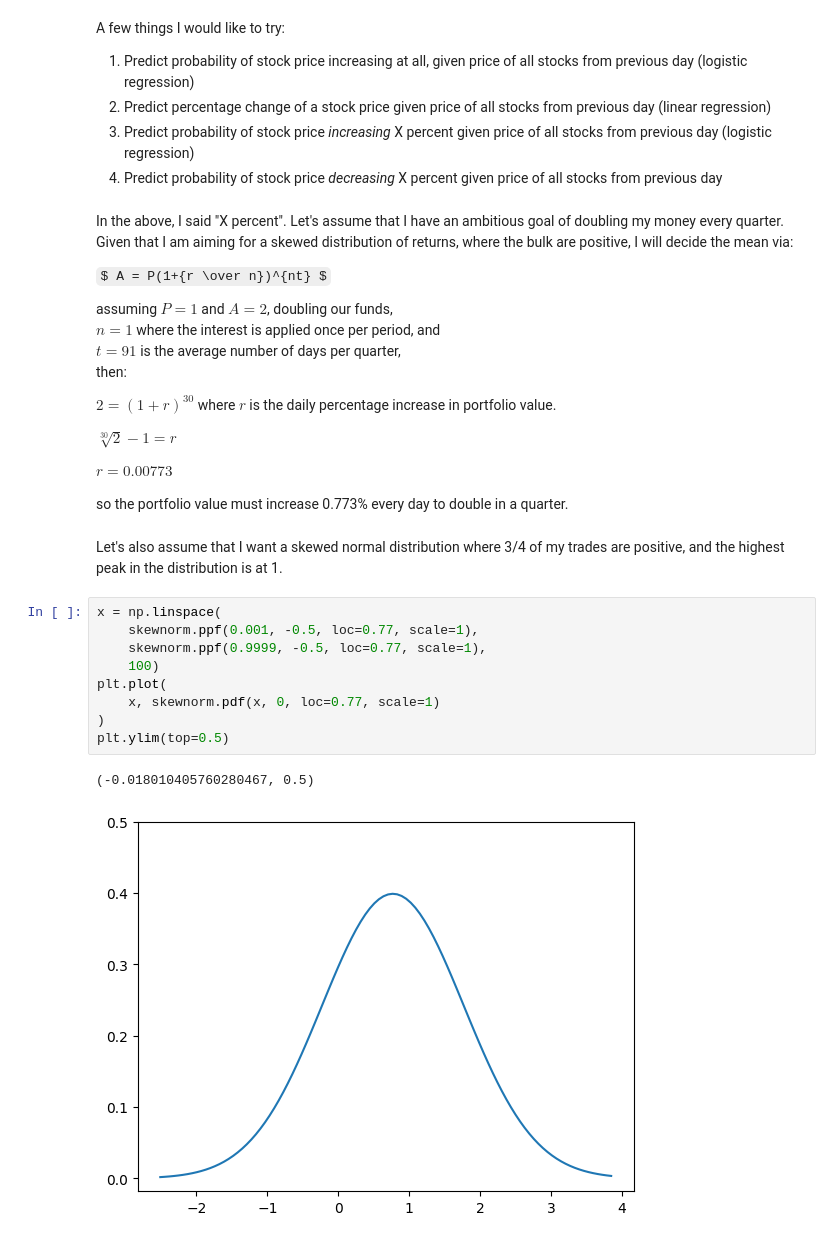
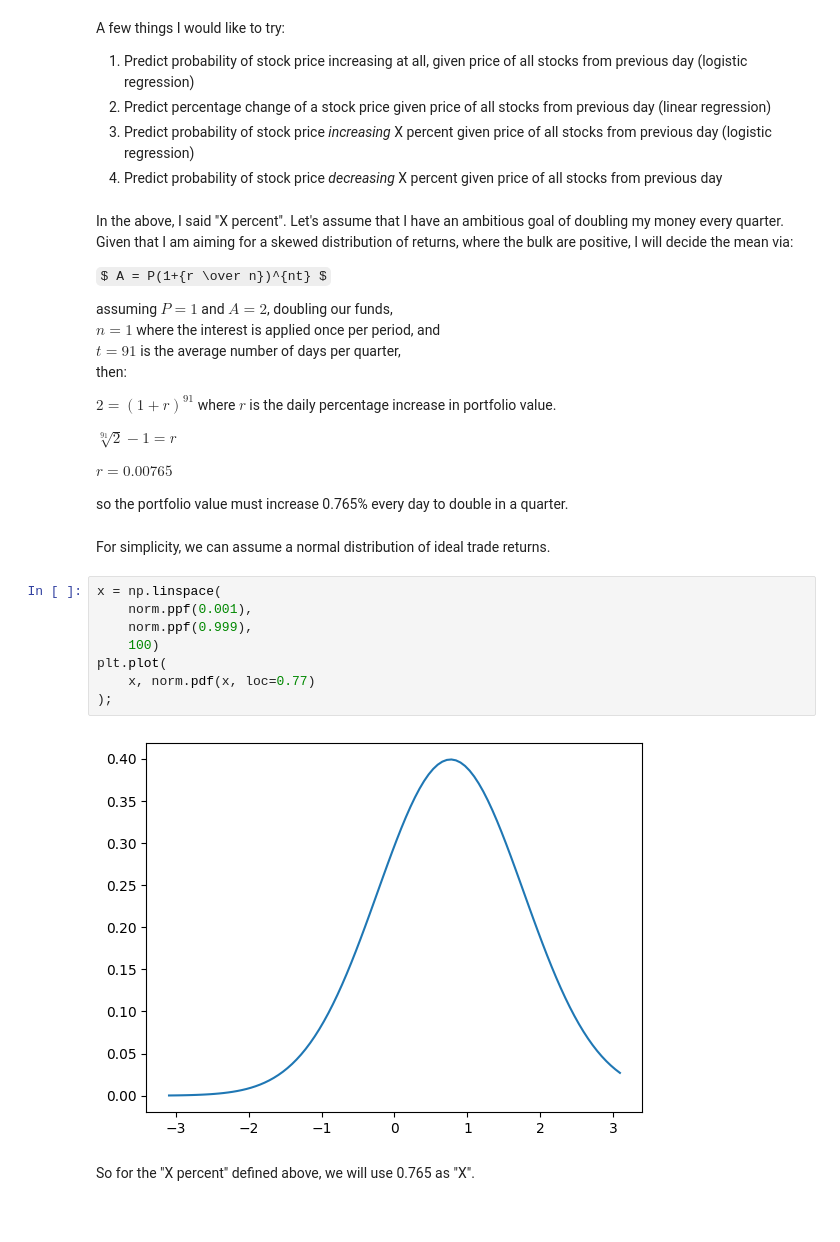
Before and after one commit to zdravoj/stock-bot, a Jupyter notebook: trading_sandbox.ipynb, the cells around one changed output. Saved outputs shown, nothing was run; the diff lists cells and outputs as text; some formulas as TeX source.

Commit message:
start data transform for price increase prediction

```diff
--- a/trading_sandbox.ipynb
+++ b/trading_sandbox.ipynb
@@ -504,24 +521,24 @@ $ n = 1 $ where the interest is applied once per period, and <br>
 $ t = 91 $ is the average number of days per quarter, <br>
 then:
 
-$ 2 = (1+{r})^{30} $ where $r$ is the daily percentage increase in portfolio value.
+$ 2 = (1+{r})^{91} $ where $r$ is the daily percentage increase in portfolio value.
 
-$ \sqrt[30]{2} - 1 = r $
+$ \sqrt[91]{2} - 1 = r $
 
-$ r = 0.00773 $
+$ r = 0.00765 $
 
-so the portfolio value must increase 0.773% every day to double in a quarter.
+so the portfolio value must increase 0.765% every day to double in a quarter.
-# %% [markdown]
-Let's also assume that I want a skewed normal distribution where 3/4 of my trades are positive, and the highest peak in the distribution is at 1.
+# %% [markdown]
+For simplicity, we can assume a normal distribution of ideal trade returns.
 # %%
 x = np.linspace(
-    skewnorm.ppf(0.001, -0.5, loc=0.77, scale=1),
-    skewnorm.ppf(0.9999, -0.5, loc=0.77, scale=1),
+    norm.ppf(0.001),
+    norm.ppf(0.999),
     100)
 plt.plot(
-    x, skewnorm.pdf(x, 0, loc=0.77, scale=1)
-)
-plt.ylim(top=0.5)
+    x, norm.pdf(x, loc=0.77)
+);
 # %% [output]
-(-0.018010405760280467, 0.5)
-[figure, old version]
+[figure, new version]
+# %% [markdown]
+So for the "X percent" defined above, we will use 0.765 as "X".
```
Also changed, not shown: parts of 12 cells of this notebook.
